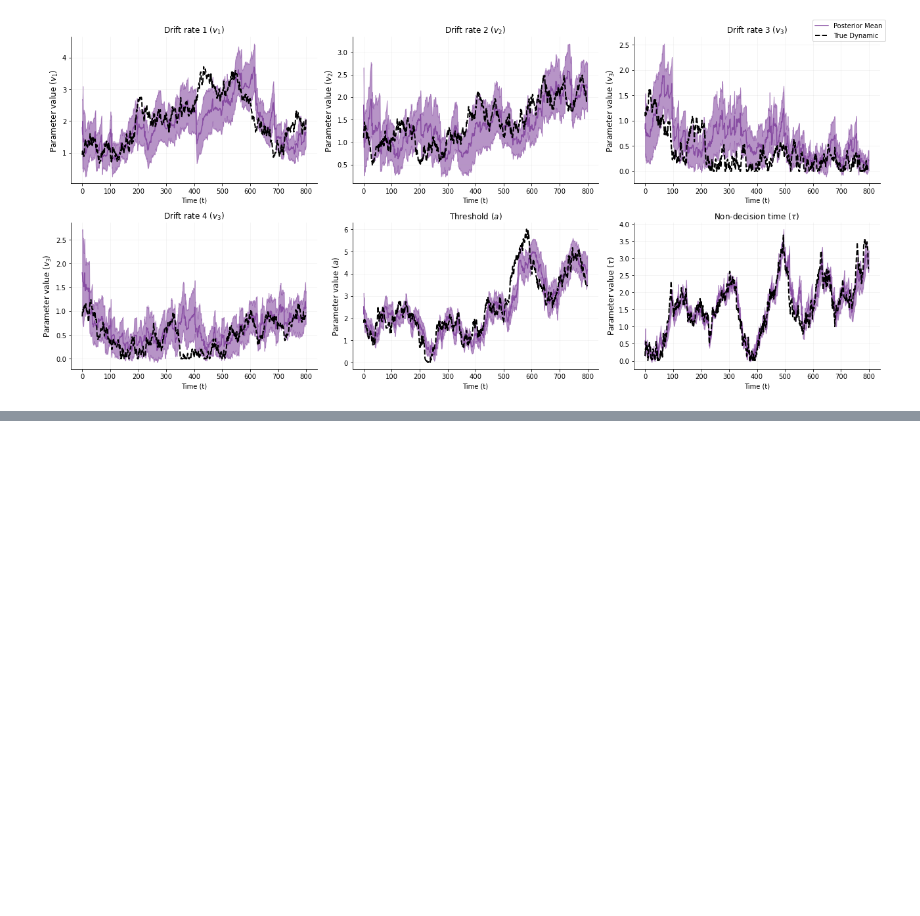
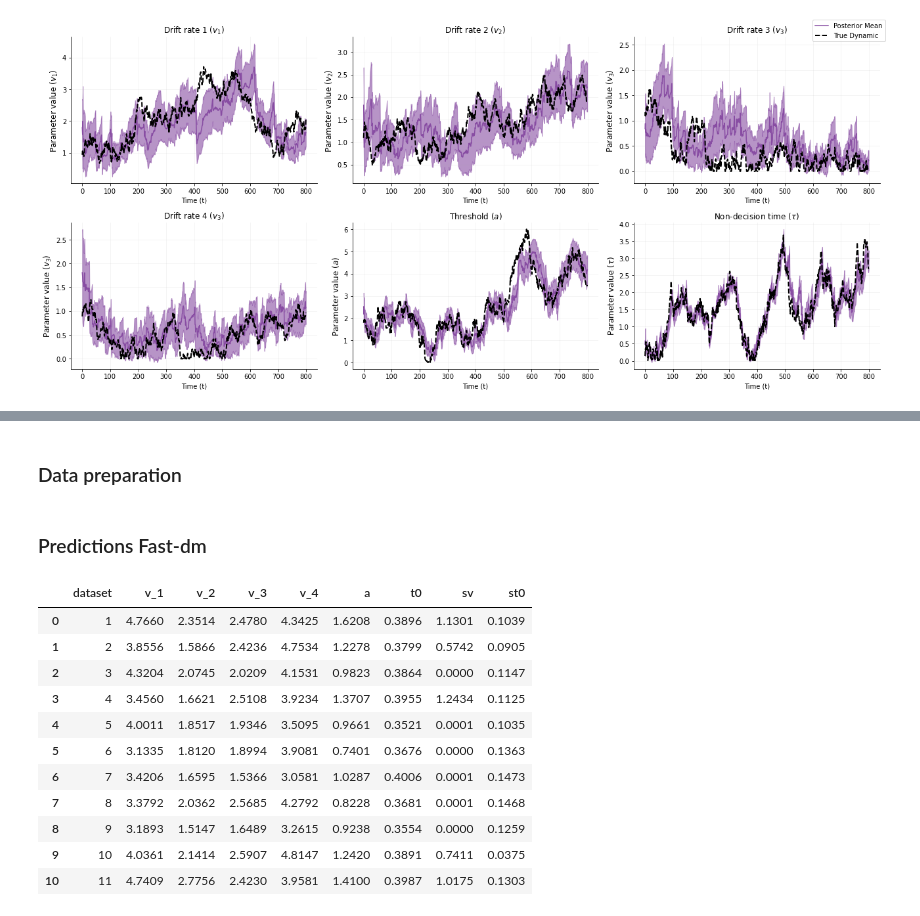
Before and after one commit to LuSchumacher/dynamic_models, a Jupyter notebook: src/model_comp/trial-by-trial-var_model_comp.ipynb, the cells around one changed output, grey strips where cells are left out. Drawn from its saved outputs; the diff is of its cells as text; code cells hidden in the pictures; blank space fills up the shorter version.

```diff
--- a/src/model_comp/trial-by-trial-var_model_comp.ipynb
+++ b/src/model_comp/trial-by-trial-var_model_comp.ipynb
@@ -312,0 +316,2 @@ plot_dynamic_posteriors(post_d, par_labels,  par_names, ground_truths)
+# %% [markdown]
+### Data preparation
@@ -312,0 +336,23 @@ plot_dynamic_posteriors(post_d, par_labels,  par_names, ground_truths)
+# %% [markdown]
+### Predictions Fast-dm
+# %%
+# read parameter estimates
+fast_dm_params = pd.read_csv('parameters_full_ddm_error_coding_cs.lst', encoding='iso-8859-1', header=0, delim_whitespace=True)
+fast_dm_params['dataset'] = fast_dm_params['dataset'].str.extract('(\d+)').astype(int)
+fast_dm_params = fast_dm_params[['dataset', 'v_1', 'v_2', 'v_3', 'v_4', 'a', 't0', 'sv', 'st0']]
+fast_dm_params = fast_dm_params.sort_values('dataset')
+fast_dm_params = fast_dm_params.reset_index(drop=True)
+fast_dm_params
+# %% [output]
+|  | dataset | v_1 | v_2 | v_3 | v_4 | a | t0 | sv | st0 |
+| 0 | 1 | 4.7660 | 2.3514 | 2.4780 | 4.3425 | 1.6208 | 0.3896 | 1.1301 | 0.1039 |
+| 1 | 2 | 3.8556 | 1.5866 | 2.4236 | 4.7534 | 1.2278 | 0.3799 | 0.5742 | 0.0905 |
+| 2 | 3 | 4.3204 | 2.0745 | 2.0209 | 4.1531 | 0.9823 | 0.3864 | 0.0000 | 0.1147 |
+| 3 | 4 | 3.4560 | 1.6621 | 2.5108 | 3.9234 | 1.3707 | 0.3955 | 1.2434 | 0.1125 |
+| 4 | 5 | 4.0011 | 1.8517 | 1.9346 | 3.5095 | 0.9661 | 0.3521 | 0.0001 | 0.1035 |
+| 5 | 6 | 3.1335 | 1.8120 | 1.8994 | 3.9081 | 0.7401 | 0.3676 | 0.0000 | 0.1363 |
+| 6 | 7 | 3.4206 | 1.6595 | 1.5366 | 3.0581 | 1.0287 | 0.4006 | 0.0001 | 0.1473 |
+| 7 | 8 | 3.3792 | 2.0362 | 2.5685 | 4.2792 | 0.8228 | 0.3681 | 0.0001 | 0.1468 |
+| 8 | 9 | 3.1893 | 1.5147 | 1.6489 | 3.2615 | 0.9238 | 0.3554 | 0.0000 | 0.1259 |
+| 9 | 10 | 4.0361 | 2.1414 | 2.5907 | 4.8147 | 1.2420 | 0.3891 | 0.7411 | 0.0375 |
+| 10 | 11 | 4.7409 | 2.7756 | 2.4230 | 3.9581 | 1.4100 | 0.3987 | 1.0175 | 0.1303 |
```
Also changed, not shown: parts of 7 cells of this notebook, 11 other files.
